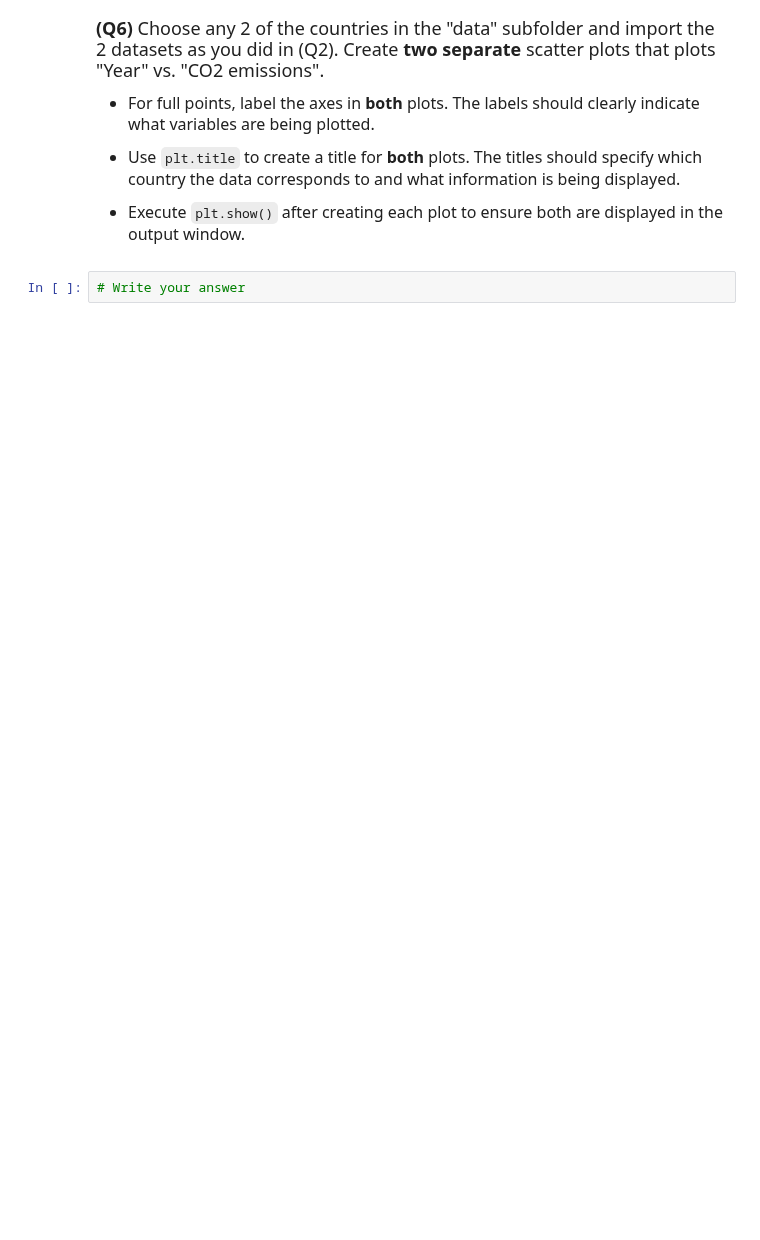
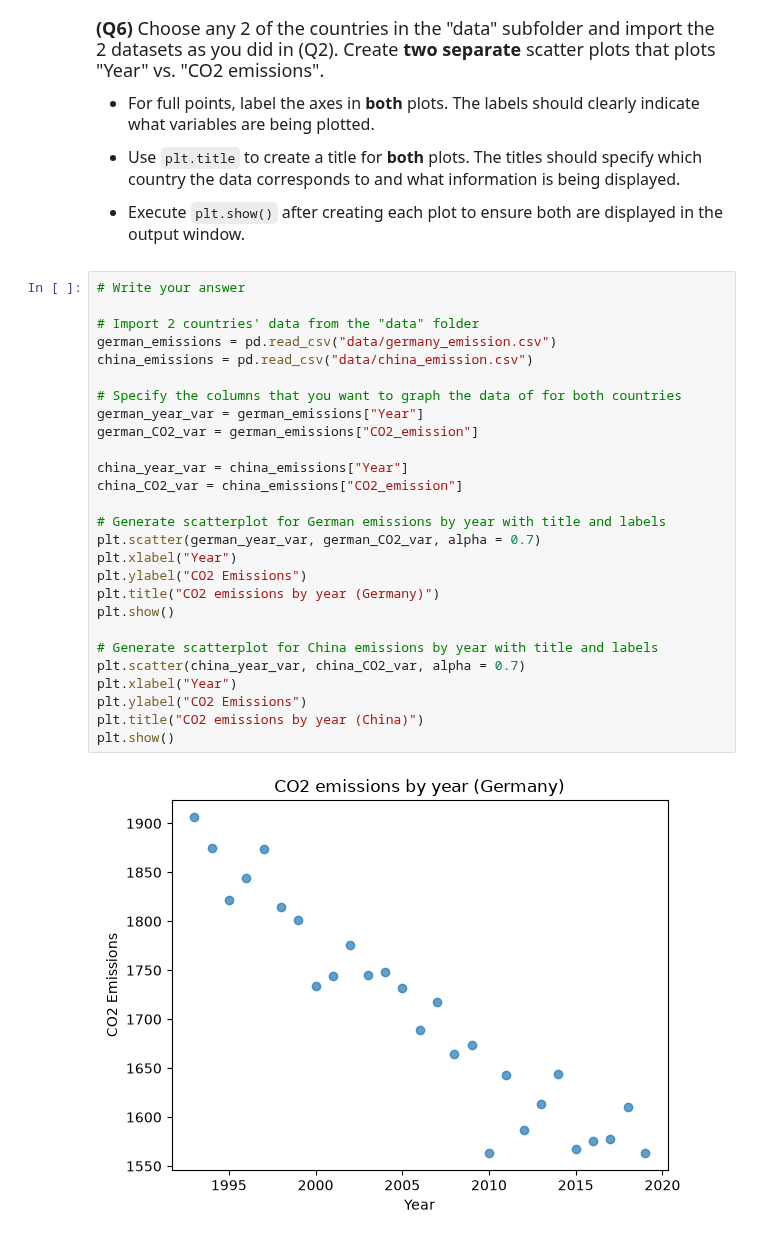
Before and after one commit to amateo6-ant/datasci151fall2026, a Jupyter notebook: _assignments/assignment_2/Assignment2.ipynb, the cells around one changed output. Saved outputs shown, nothing was run; the diff lists cells and outputs as text; blank space fills up the shorter version.

```diff
--- a/_assignments/assignment_2/Assignment2.ipynb
+++ b/_assignments/assignment_2/Assignment2.ipynb
@@ -114,5 +197,32 @@ us_emissions["CO2_emission"].describe()
 - Use `plt.title` to create a title for **both** plots. The titles should specify which country the data corresponds to and what information is being displayed.
 
 - Execute `plt.show()` after creating each plot to ensure both are displayed in the output window.
-# %%
-# Write your answer
+# %%
+# Write your answer
+
+# Import 2 countries' data from the "data" folder
+german_emissions = pd.read_csv("data/germany_emission.csv")
+china_emissions = pd.read_csv("data/china_emission.csv")
+
+# Specify the columns that you want to graph the data of for both countries
+german_year_var = german_emissions["Year"]
+german_CO2_var = german_emissions["CO2_emission"]
+
+china_year_var = china_emissions["Year"]
+china_CO2_var = china_emissions["CO2_emission"]
+
+# Generate scatterplot for German emissions by year with title and labels
+plt.scatter(german_year_var, german_CO2_var, alpha = 0.7)
+plt.xlabel("Year")
+plt.ylabel("CO2 Emissions")
+plt.title("CO2 emissions by year (Germany)")
+plt.show()
+
+# Generate scatterplot for China emissions by year with title and labels
+plt.scatter(china_year_var, china_CO2_var, alpha = 0.7)
+plt.xlabel("Year")
+plt.ylabel("CO2 Emissions")
+plt.title("CO2 emissions by year (China)")
+plt.show()
+# %% [output]
+[figure, added]
```
Also changed, not shown: parts of 9 cells of this notebook.
